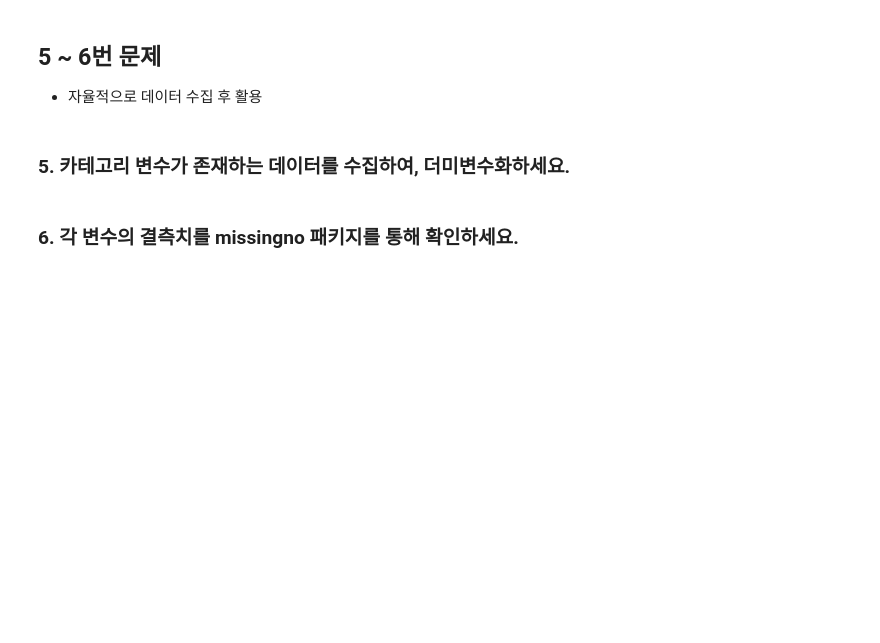
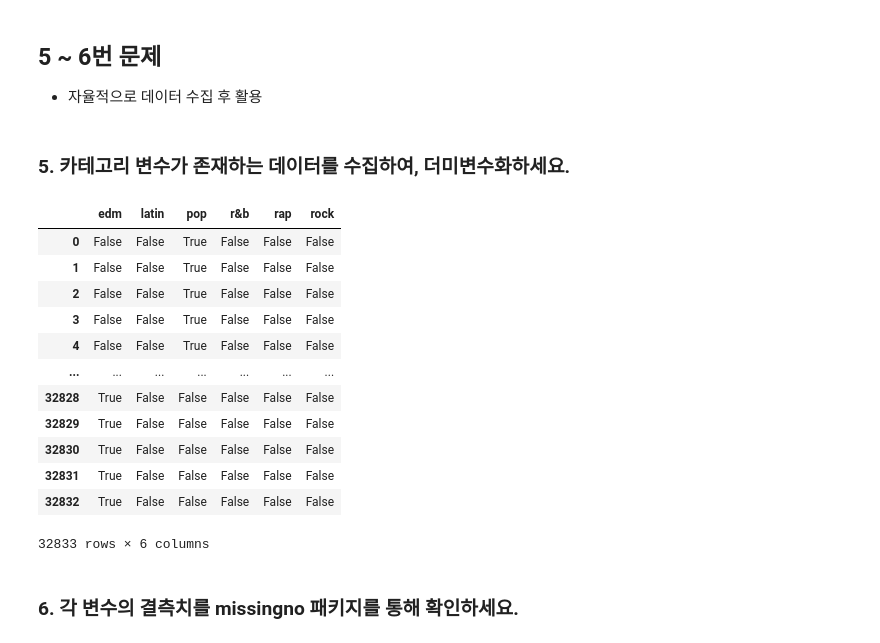
Before and after one commit to minsuk1003/Python_DA_Study, a Jupyter notebook: Week 3/Data_Collect_Preprocess_Example.ipynb, the cells around one changed output. Cells and saved outputs as stored; diff of their text form; code cells hidden in the pictures; blank space fills up the shorter version.

```diff
--- a/Week 3/Data_Collect_Preprocess_Example.ipynb
+++ b/Week 3/Data_Collect_Preprocess_Example.ipynb
@@ -163,5 +180,23 @@ array([[-0.94220923, -0.6323095 ],
 - 자율적으로 데이터 수집 후 활용
 # %% [markdown]
 ### 5. 카테고리 변수가 존재하는 데이터를 수집하여, 더미변수화하세요.
+# %%
+df = pd.read_csv('spotify_songs.csv')
+df['playlist_genre'].value_counts()
+pd.get_dummies(df['playlist_genre'])
+# %% [output]
+|  | edm | latin | pop | r&b | rap | rock |
+| 0 | False | False | True | False | False | False |
+| 1 | False | False | True | False | False | False |
+| 2 | False | False | True | False | False | False |
+| 3 | False | False | True | False | False | False |
+| 4 | False | False | True | False | False | False |
+| ... | ... | ... | ... | ... | ... | ... |
+| 32828 | True | False | False | False | False | False |
+| 32829 | True | False | False | False | False | False |
+| 32830 | True | False | False | False | False | False |
+| 32831 | True | False | False | False | False | False |
+| 32832 | True | False | False | False | False | False |
+32833 rows × 6 columns
 # %% [markdown]
 ### 6. 각 변수의 결측치를 missingno 패키지를 통해 확인하세요.
```
Also changed, not shown: parts of 4 cells of this notebook, 4 other files.
